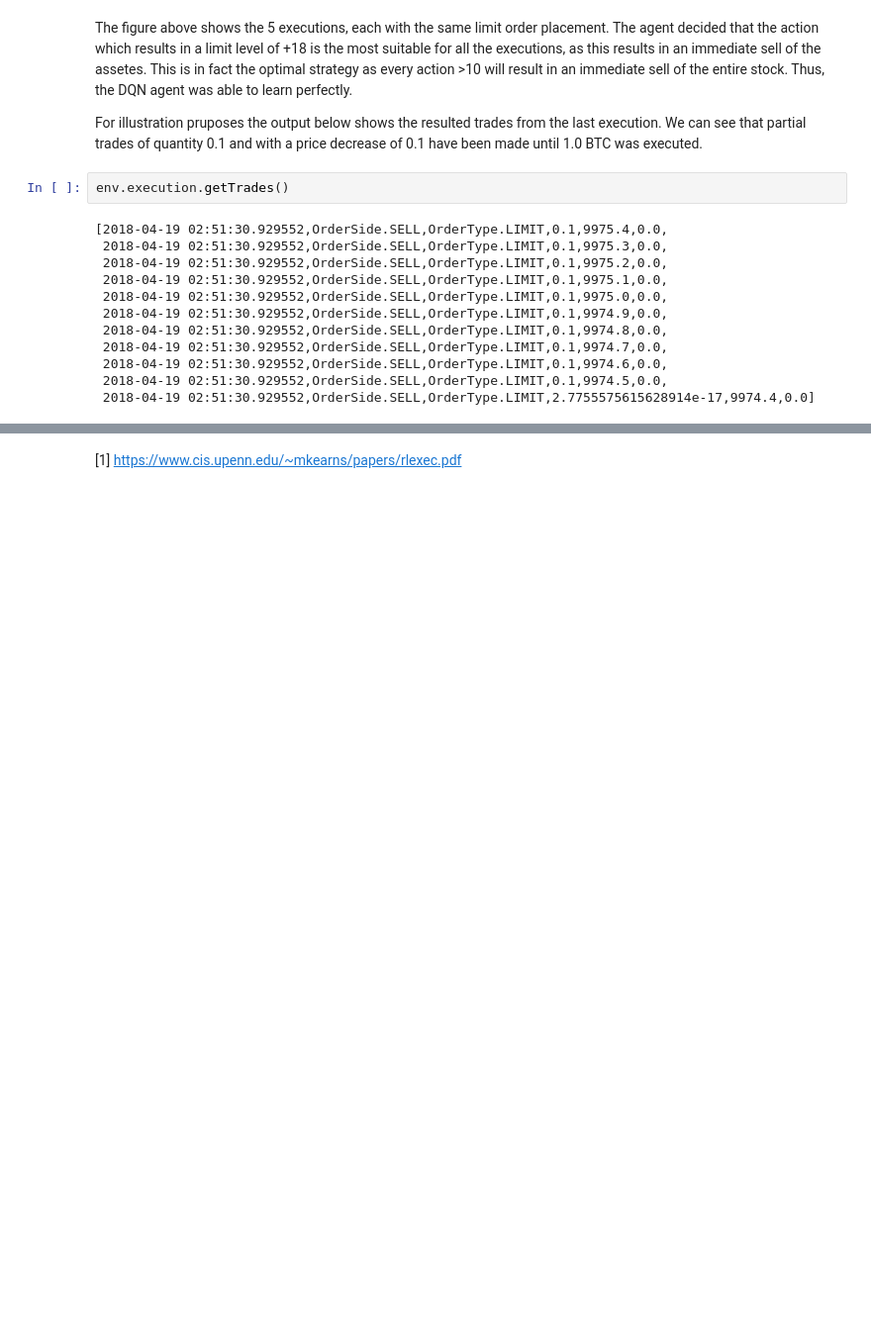
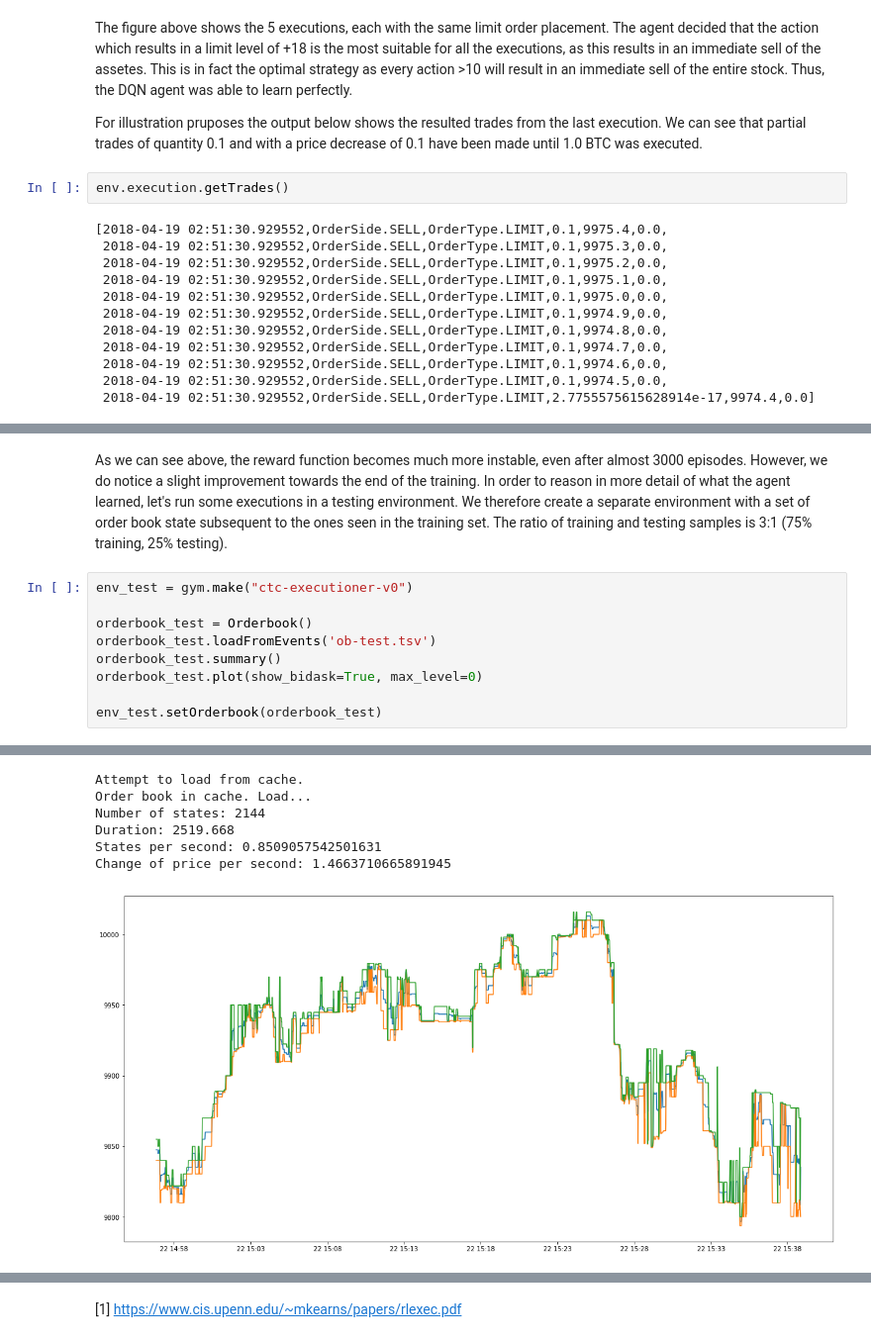
Before and after one commit to mjuchli/ctc-executioner, a Jupyter notebook: notebooks/analysis_dqn_order_placement.ipynb, the cells around one changed output, grey strips where cells are left out. Shown at 99% size. Drawn from its saved outputs; the diff is of its cells as text; blank space fills up the shorter version.

Commit message:
Describe execution on market data

```diff
--- a/notebooks/analysis_dqn_order_placement.ipynb
+++ b/notebooks/analysis_dqn_order_placement.ipynb
@@ -240,0 +267,14 @@ env.execution.getTrades()
+# %% [markdown]
+As we can see above, the reward function becomes much more instable, even after almost 3000 episodes.
+However, we do notice a slight improvement towards the end of the training.
+In order to reason in more detail of what the agent learned, let's run some executions in a testing environment. We therefore create a separate environment with a set of order book state subsequent to the ones seen in the training set. The ratio of training and testing samples is 3:1 (75% training, 25% testing).
+# %%
+env_test = gym.make("ctc-executioner-v0")
+
+orderbook_test = Orderbook()
+orderbook_test.loadFromEvents('ob-test.tsv')
+orderbook_test.summary()
+orderbook_test.plot(show_bidask=True, max_level=0)
+
+env_test.setOrderbook(orderbook_test)
+# %% [output]
@@ -240,0 +282,7 @@ env.execution.getTrades()
+Attempt to load from cache.
+Order book in cache. Load...
+Number of states: 2144
+Duration: 2519.668
+States per second: 0.8509057542501631
+Change of price per second: 1.4663710665891945
+[figure, added]
```
Also changed, not shown: parts of 23 cells of this notebook.
